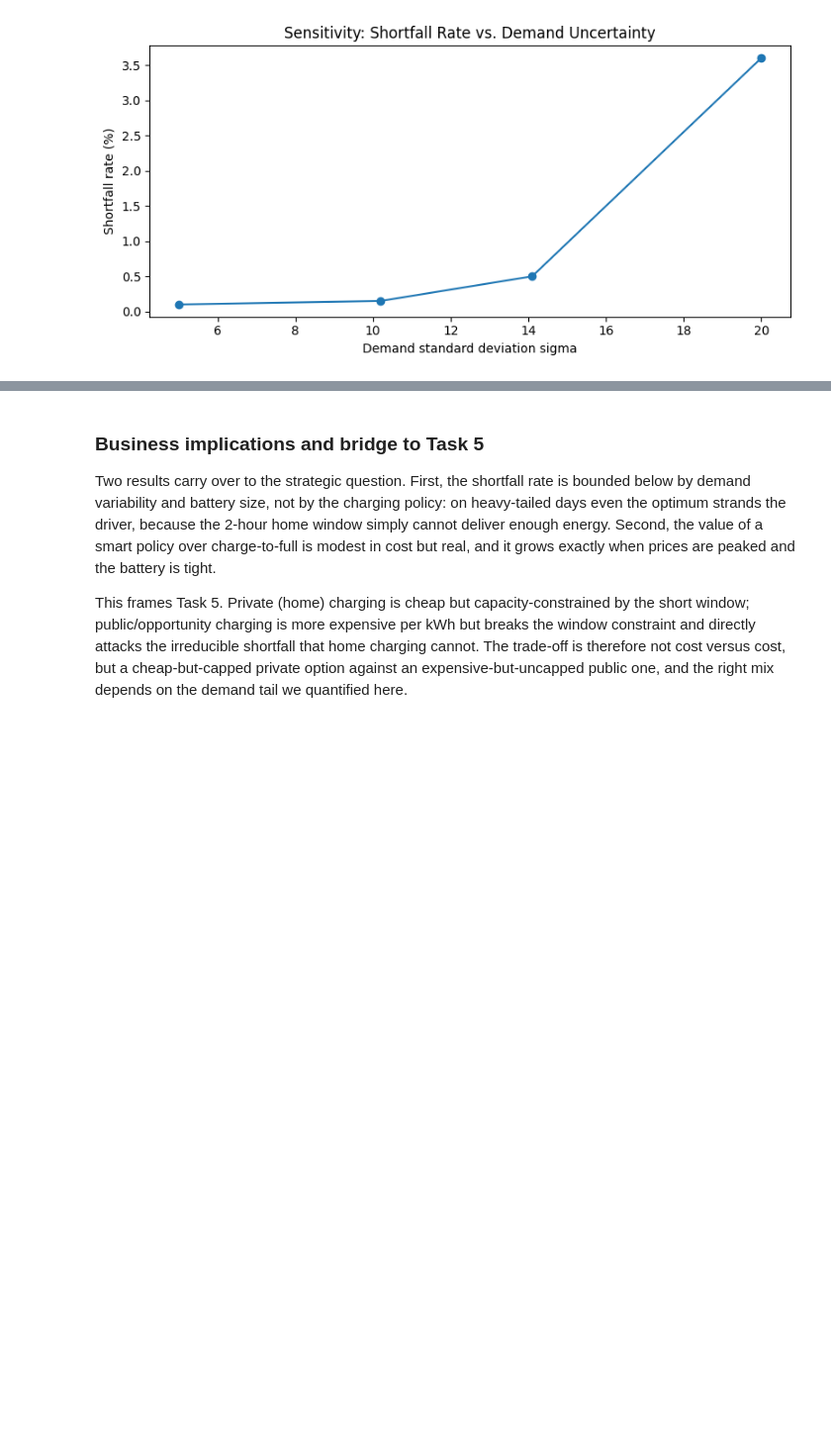
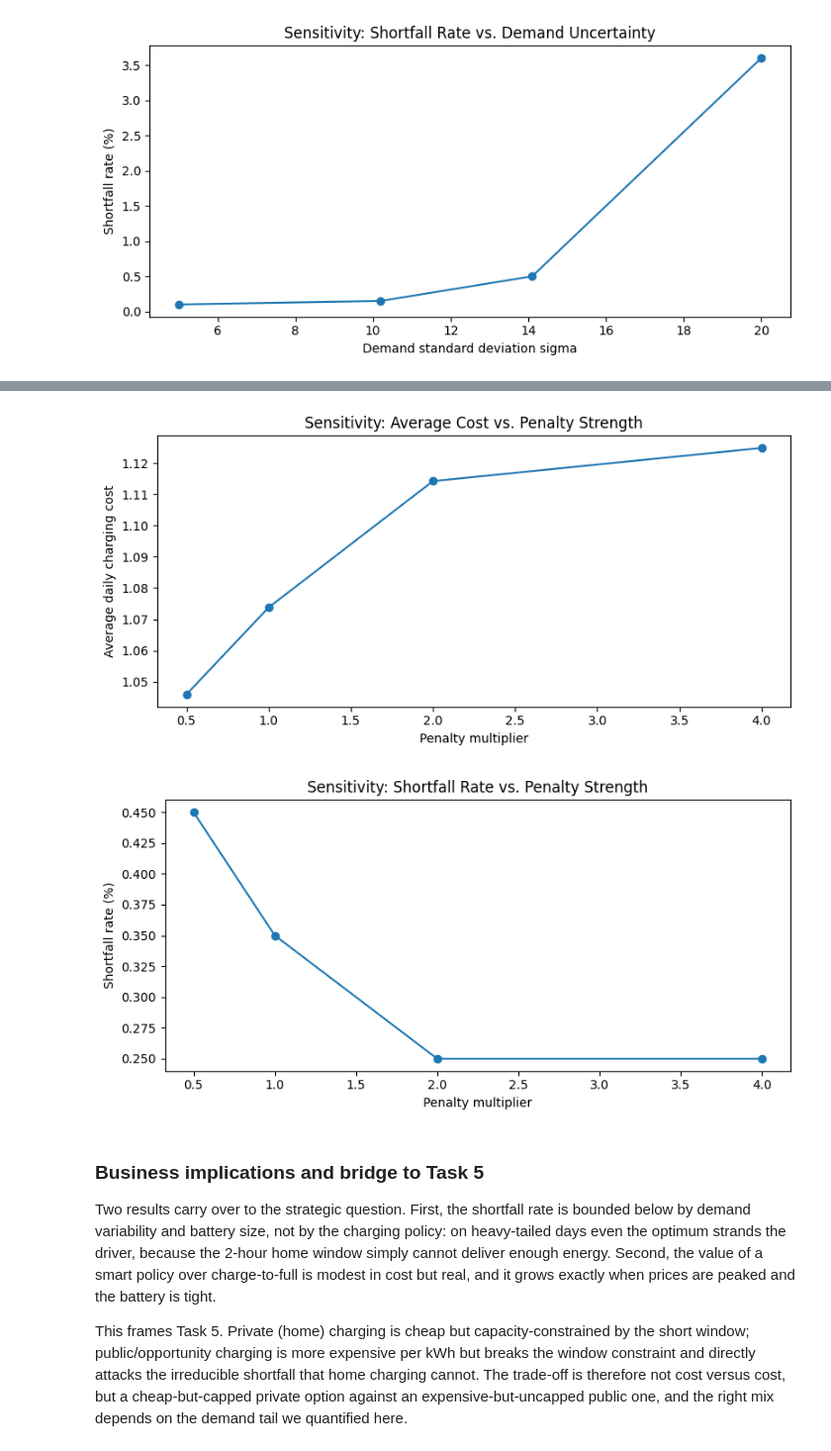
Before and after one commit to mariusmeurer/AAA-assignment, a Jupyter notebook: personal_marius/task4_reworked2.ipynb, the cells around one changed output, grey strips where cells are left out. Shown at 99% size. Cells and saved outputs as stored; diff of their text form; code cells hidden in the pictures; blank space fills up the shorter version.

Commit message:
task4: penalty sensitivity

```diff
--- a/personal_marius/task4_reworked2.ipynb
+++ b/personal_marius/task4_reworked2.ipynb
@@ -820,3 +860,32 @@ plt.show()
+# %%
+# Visualise sensitivity to penalty strength
+
+fig, ax = plt.subplots(figsize=(8, 4))
+ax.plot(
+    penalty_sensitivity_df["penalty_multiplier"],
+    penalty_sensitivity_df["avg_cost"],
+    marker="o"
+)
+ax.set_title("Sensitivity: Average Cost vs. Penalty Strength")
+ax.set_xlabel("Penalty multiplier")
+ax.set_ylabel("Average daily charging cost")
+plt.tight_layout()
+plt.show()
+
+fig, ax = plt.subplots(figsize=(8, 4))
+ax.plot(
+    penalty_sensitivity_df["penalty_multiplier"],
+    penalty_sensitivity_df["shortfall_rate"] * 100,
+    marker="o"
+)
+ax.set_title("Sensitivity: Shortfall Rate vs. Penalty Strength")
+ax.set_xlabel("Penalty multiplier")
+ax.set_ylabel("Shortfall rate (%)")
+plt.tight_layout()
+plt.show()
+# %% [output]
+[figure, added]
+[figure, added]
 # %% [markdown]
 ### Business implications and bridge to Task 5
 
```
Also changed, not shown: parts of 4 cells of this notebook.
